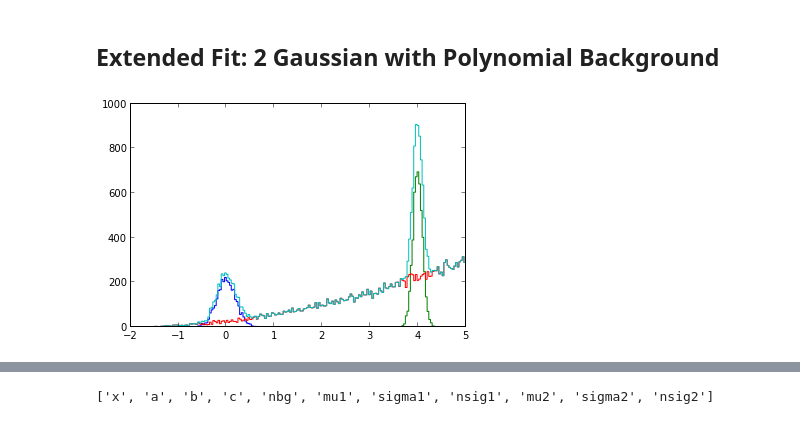
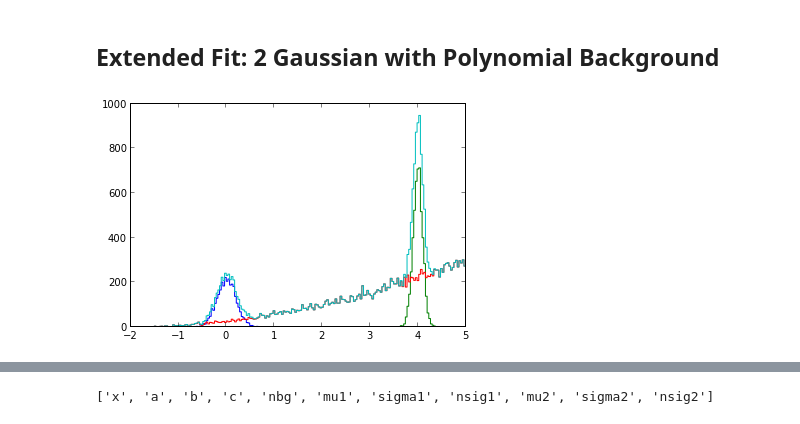
Before and after one commit to scikit-hep/probfit, a Jupyter notebook: tutorial/tutorial.ipynb, the cells around one changed output, grey strips where cells are left out. Cells and saved outputs as stored; diff of their text form; code cells hidden in the pictures.

```diff
--- a/tutorial/tutorial.ipynb
+++ b/tutorial/tutorial.ipynb
@@ -542,8 +557,8 @@ print besttry #and you can find which one give you minimal unbinned likelihood
 # %%
-peak1 = randn(3000)*0.2
-peak2 = randn(5000)*0.1+4
+peak1 = npr.randn(3000)*0.2
+peak2 = npr.randn(5000)*0.1+4
 bg = gen_toy(lambda x : (x+2)**2, 20000,(-2,5))
 all_data = np.concatenate([peak1,peak2,bg])
 hist((peak1,peak2,bg,all_data),bins=200,histtype='step',range=(-2,5));
 # %% [output]
-[figure, old version]
+[figure, new version]
```
Also changed, not shown: parts of 65 cells of this notebook, 2 other files.
